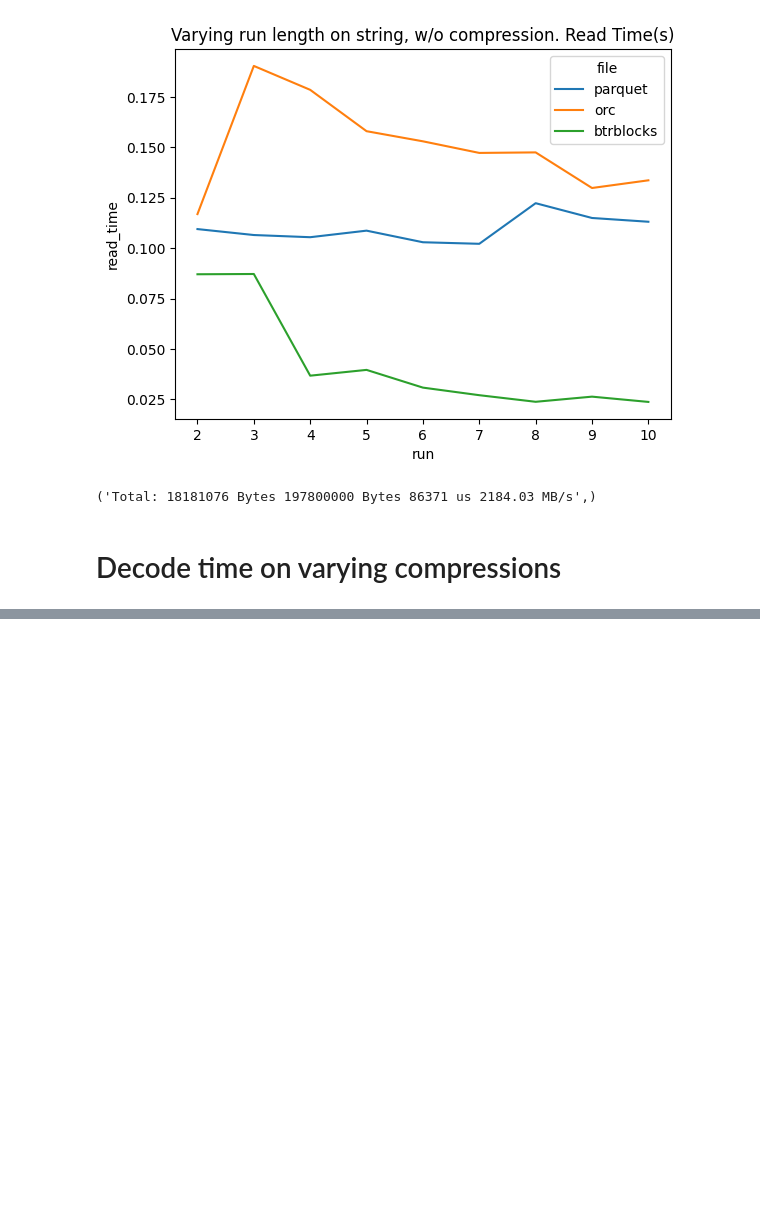
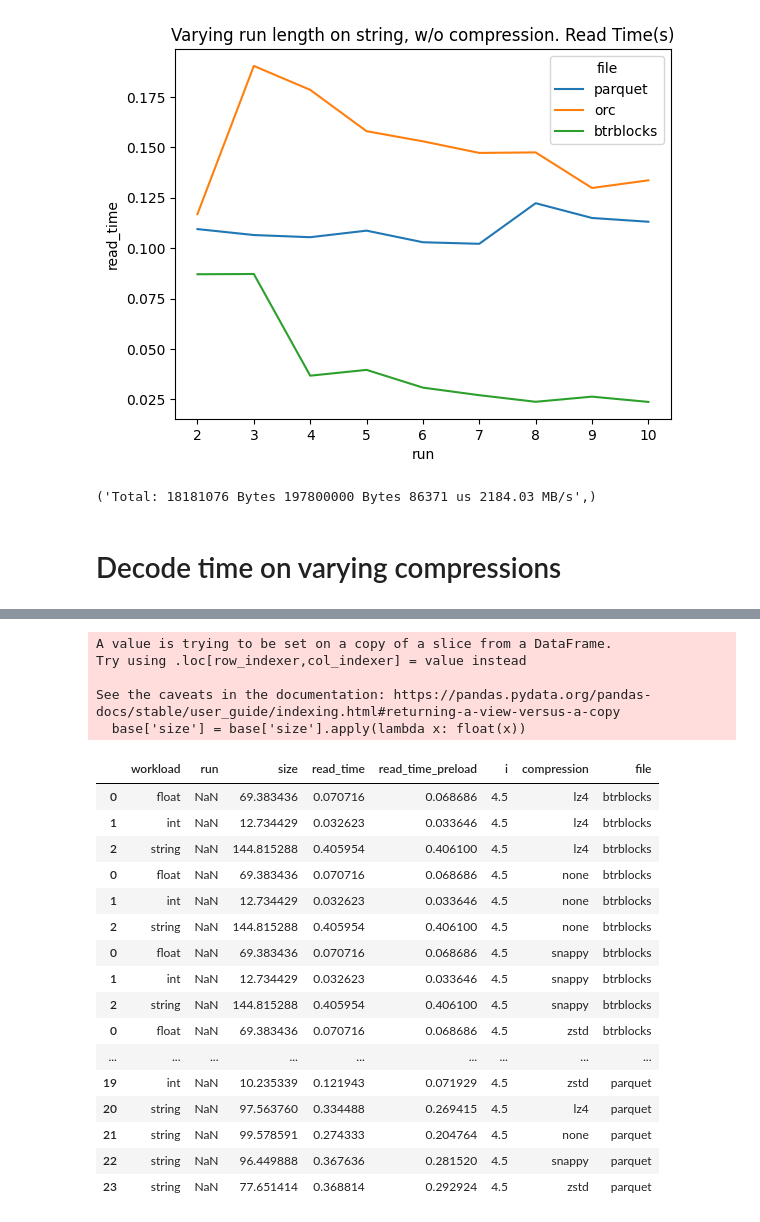
Before and after one commit to AveryQi115/OpenFormat, a Jupyter notebook: python/encoding/decode_time.ipynb, the cells around one changed output, grey strips where cells are left out. Drawn from its saved outputs; the diff is of its cells as text; code cells hidden in the pictures; blank space fills up the shorter version.

```diff
--- a/python/encoding/decode_time.ipynb
+++ b/python/encoding/decode_time.ipynb
@@ -458,0 +644,8 @@ os.system('mv outputs/stats.csv ../outputs/{}_{}.csv'.format('decode_speed_compr
+# %%
+base['size'] = base['size'].apply(lambda x: float(x))
+# %% [output]
+A value is trying to be set on a copy of a slice from a DataFrame.
+Try using .loc[row_indexer,col_indexer] = value instead
+
+See the caveats in the documentation: https://pandas.pydata.org/pandas-docs/stable/user_guide/indexing.html#returning-a-view-versus-a-copy
+  base['size'] = base['size'].apply(lambda x: float(x))
@@ -458,0 +656,20 @@ os.system('mv outputs/stats.csv ../outputs/{}_{}.csv'.format('decode_speed_compr
+# %%
+data
+# %% [output]
+|  | workload | run | size | read_time | read_time_preload | i | compression | file |
+| 0 | float | NaN | 69.383436 | 0.070716 | 0.068686 | 4.5 | lz4 | btrblocks |
+| 1 | int | NaN | 12.734429 | 0.032623 | 0.033646 | 4.5 | lz4 | btrblocks |
+| 2 | string | NaN | 144.815288 | 0.405954 | 0.406100 | 4.5 | lz4 | btrblocks |
+| 0 | float | NaN | 69.383436 | 0.070716 | 0.068686 | 4.5 | none | btrblocks |
+| 1 | int | NaN | 12.734429 | 0.032623 | 0.033646 | 4.5 | none | btrblocks |
+| 2 | string | NaN | 144.815288 | 0.405954 | 0.406100 | 4.5 | none | btrblocks |
+| 0 | float | NaN | 69.383436 | 0.070716 | 0.068686 | 4.5 | snappy | btrblocks |
+| 1 | int | NaN | 12.734429 | 0.032623 | 0.033646 | 4.5 | snappy | btrblocks |
+| 2 | string | NaN | 144.815288 | 0.405954 | 0.406100 | 4.5 | snappy | btrblocks |
+| 0 | float | NaN | 69.383436 | 0.070716 | 0.068686 | 4.5 | zstd | btrblocks |
+| ... | ... | ... | ... | ... | ... | ... | ... | ... |
+| 19 | int | NaN | 10.235339 | 0.121943 | 0.071929 | 4.5 | zstd | parquet |
+| 20 | string | NaN | 97.563760 | 0.334488 | 0.269415 | 4.5 | lz4 | parquet |
+| 21 | string | NaN | 99.578591 | 0.274333 | 0.204764 | 4.5 | none | parquet |
+| 22 | string | NaN | 96.449888 | 0.367636 | 0.281520 | 4.5 | snappy | parquet |
+| 23 | string | NaN | 77.651414 | 0.368814 | 0.292924 | 4.5 | zstd | parquet |
```
Also changed, not shown: parts of 16 cells of this notebook, 3 other files.
